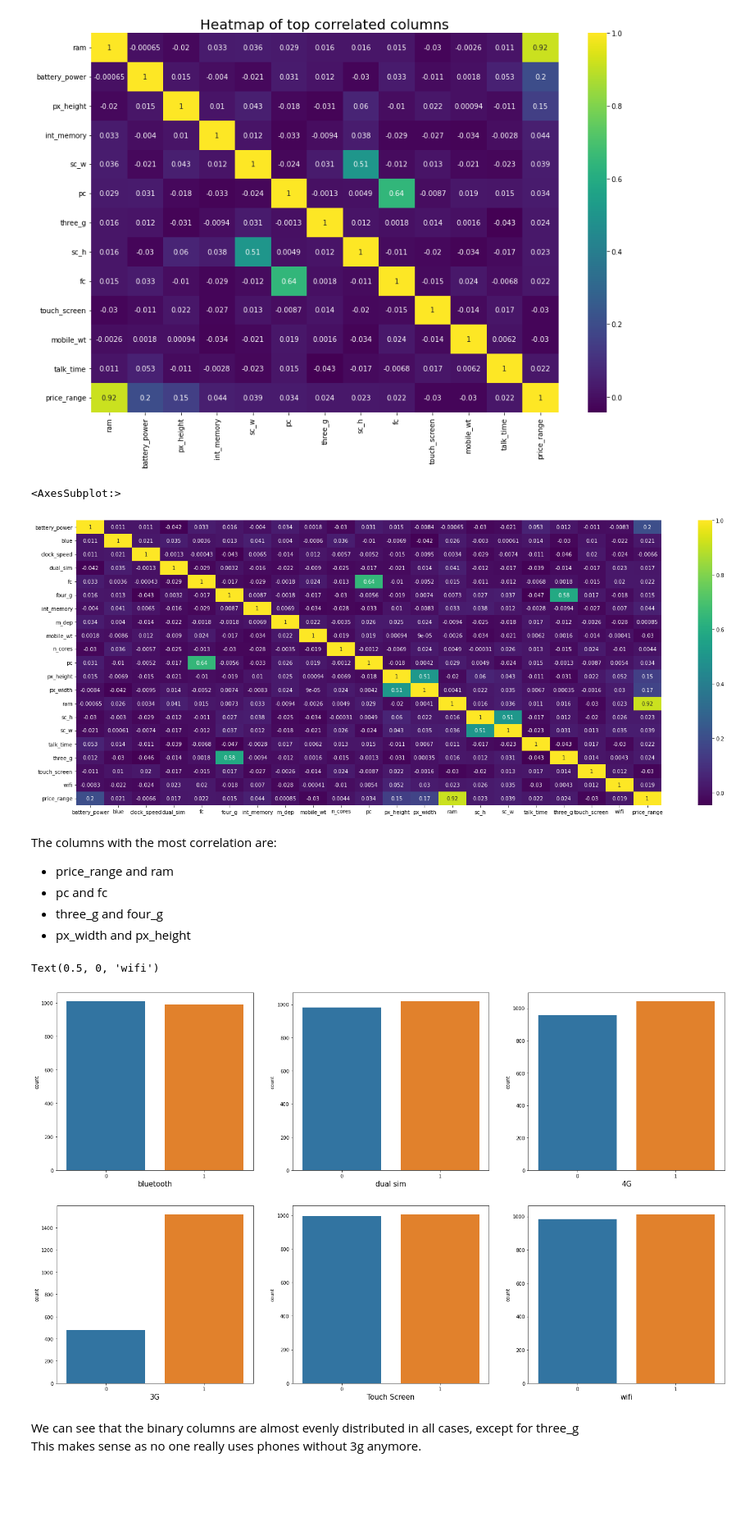
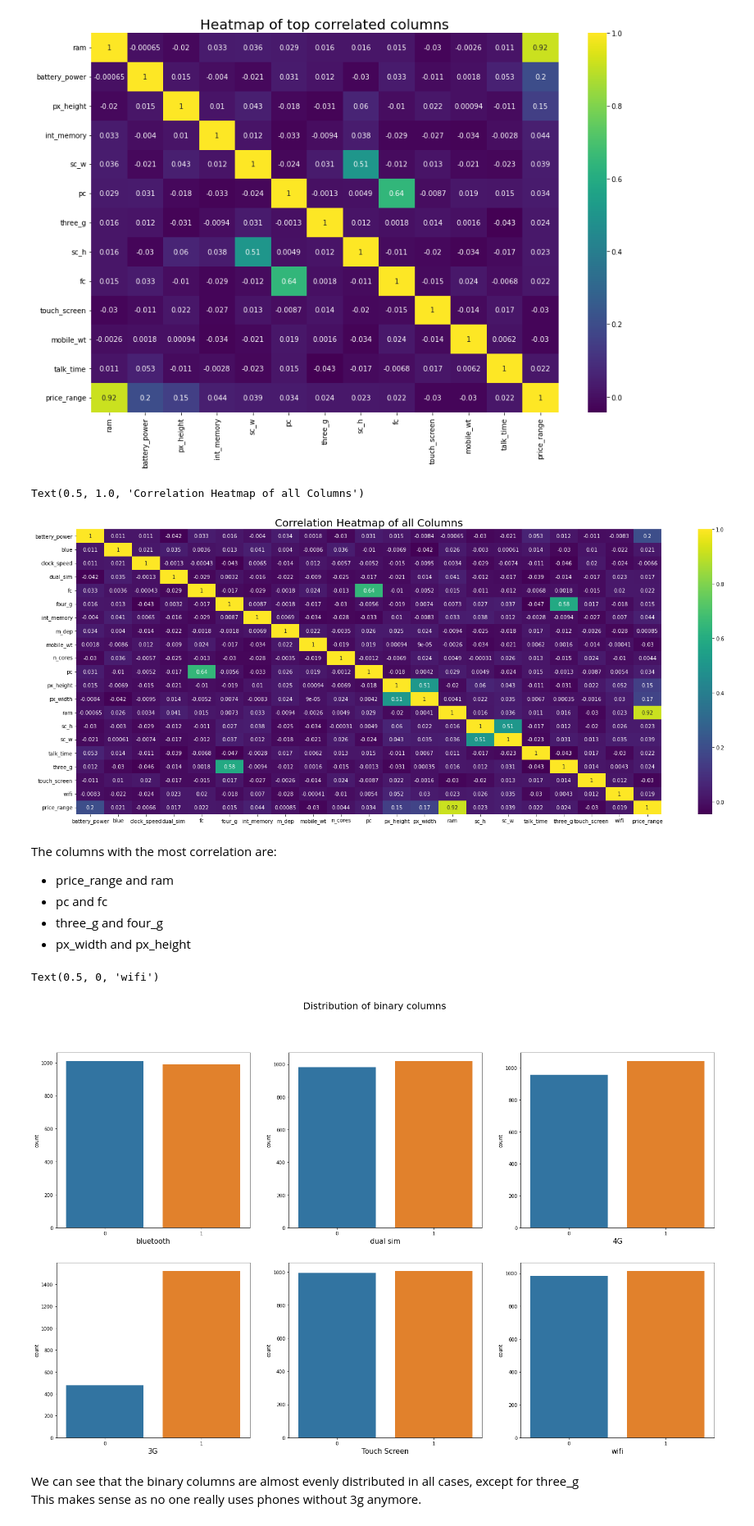
Before and after one commit to Tobi-Ade/Mobile-Price-Classification, a Jupyter notebook: Mobile Price.ipynb, the cells around one changed output. Shown: that part at 82% size. Saved outputs shown, nothing was run; the diff lists cells and outputs as text; code cells hidden in the pictures; blank space fills up the shorter version.

```diff
--- a/Mobile Price.ipynb
+++ b/Mobile Price.ipynb
@@ -33,7 +33,7 @@ warnings.filterwarnings('ignore')
 reading the data
 """
 
-df = pd.read_csv('train.csv')
+df = pd.read_csv('mobiles.csv')
 
 pd.set_option('display.max.columns', None)
 
@@ -167,9 +167,10 @@ Text(0.5, 1.0, 'Heatmap of top correlated columns')
 # %%
 plt.figure(figsize=(25, 10))
 sns.heatmap(df.corr(), cmap="viridis", annot=True)
+plt.title("Correlation Heatmap of all Columns", fontsize=20)
 # %% [output]
-<AxesSubplot:>
+Text(0.5, 1.0, 'Correlation Heatmap of all Columns')
-[figure, old version]
+[figure, new version]
 # %% [markdown]
 The columns with the most correlation are:
 - price_range and ram
@@ -179,35 +180,35 @@ The columns with the most correlation are:
 # %%
 """
 checking distribution of binary columns
 """
 plt.figure(figsize=(25,15))
-# plt.suptitle("Distribution of binary columns ")
+plt.suptitle("Distribution of binary columns", fontsize=20)
 
 plt.subplot(2,3,1)
 sns.countplot(df.blue)
 plt.xlabel('bluetooth', fontsize=15)
 
 plt.subplot(2,3,2)
 sns.countplot(df.dual_sim)
 plt.xlabel('dual sim', fontsize=15)
 
 plt.subplot(2,3,3)
 sns.countplot(df.four_g)
 plt.xlabel('4G', fontsize=15)
 
 plt.subplot(2,3,4)
 sns.countplot(df.three_g)
 plt.xlabel('3G', fontsize=15)
 
 plt.subplot(2,3,5)
 sns.countplot(df.touch_screen)
 plt.xlabel('Touch Screen', fontsize=15)
 plt.subplot(2,3,6)
 sns.countplot(df.wifi)
 plt.xlabel('wifi', fontsize=15)
 # %% [output]
 Text(0.5, 0, 'wifi')
-[figure, old version]
+[figure, new version]
 # %% [markdown]
 We can see that the binary columns are almost evenly distributed in all cases, except for three_g <br>
 This makes sense as no one really uses phones without 3g anymore.
```
Also changed, not shown: parts of 1 cell of this notebook.
